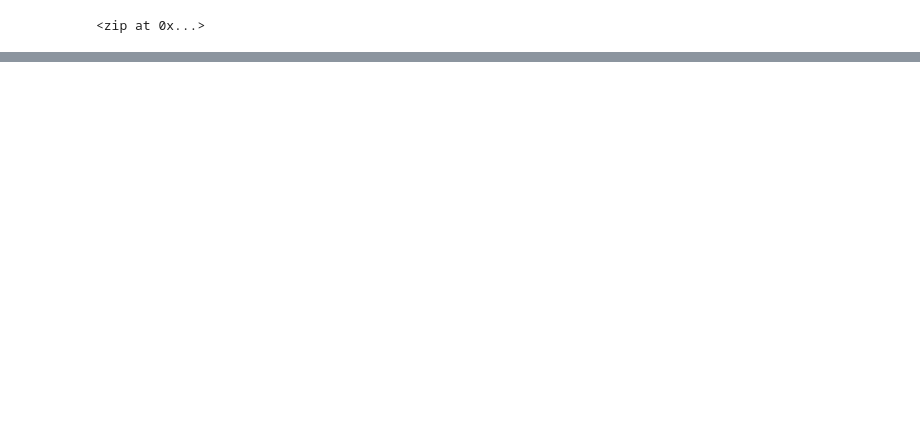
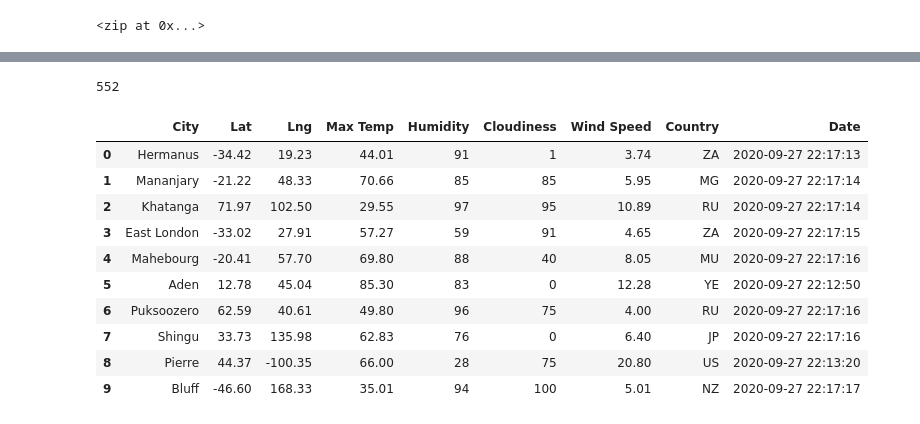
Before and after one commit to jnorman74/World_Weather_Analysis, a Jupyter notebook: WeatherPy.ipynb, the cells around one changed output, grey strips where cells are left out. Saved outputs shown, nothing was run; the diff lists cells and outputs as text; code cells hidden in the pictures; blank space fills up the shorter version.

```diff
--- a/WeatherPy.ipynb
+++ b/WeatherPy.ipynb
@@ -5,0 +12,4 @@ import numpy as np
+# %%
+# Starting URL for Weather Map API Call.
+url = "http://api.openweathermap.org/data/2.5/weather?units=Imperial&APPID=" + weather_api_key
+print(url)
@@ -33,0 +49,10 @@ len(cities)
+# %%
+# Create an empty list to hold the weather data.
+city_data = []
+# Print the beginning of the logging.
+print("Beginning Data Retrieval     ")
+print("-----------------------------")
+
+# Create counters.
+record_count = 1
+set_count = 1
@@ -33,0 +130,20 @@ len(cities)
+# %%
+len(city_data)
+# %% [output]
+552
+# %%
+# Convert the array of dictionaries to a Pandas DataFrame.
+city_data_df = pd.DataFrame(city_data)
+city_data_df.head(10)
+# %% [output]
+|  | City | Lat | Lng | Max Temp | Humidity | Cloudiness | Wind Speed | Country | Date |
+| 0 | Hermanus | -34.42 | 19.23 | 44.01 | 91 | 1 | 3.74 | ZA | 2020-09-27 22:17:13 |
+| 1 | Mananjary | -21.22 | 48.33 | 70.66 | 85 | 85 | 5.95 | MG | 2020-09-27 22:17:14 |
+| 2 | Khatanga | 71.97 | 102.50 | 29.55 | 97 | 95 | 10.89 | RU | 2020-09-27 22:17:14 |
+| 3 | East London | -33.02 | 27.91 | 57.27 | 59 | 91 | 4.65 | ZA | 2020-09-27 22:17:15 |
+| 4 | Mahebourg | -20.41 | 57.70 | 69.80 | 88 | 40 | 8.05 | MU | 2020-09-27 22:17:16 |
+| 5 | Aden | 12.78 | 45.04 | 85.30 | 83 | 0 | 12.28 | YE | 2020-09-27 22:12:50 |
+| 6 | Puksoozero | 62.59 | 40.61 | 49.80 | 96 | 75 | 4.00 | RU | 2020-09-27 22:17:16 |
+| 7 | Shingu | 33.73 | 135.98 | 62.83 | 76 | 0 | 6.40 | JP | 2020-09-27 22:17:16 |
+| 8 | Pierre | 44.37 | -100.35 | 66.00 | 28 | 75 | 20.80 | US | 2020-09-27 22:13:20 |
+| 9 | Bluff | -46.60 | 168.33 | 35.01 | 94 | 100 | 5.01 | NZ | 2020-09-27 22:17:17 |
```
Also changed, not shown: parts of 9 cells of this notebook, 1 other file.
